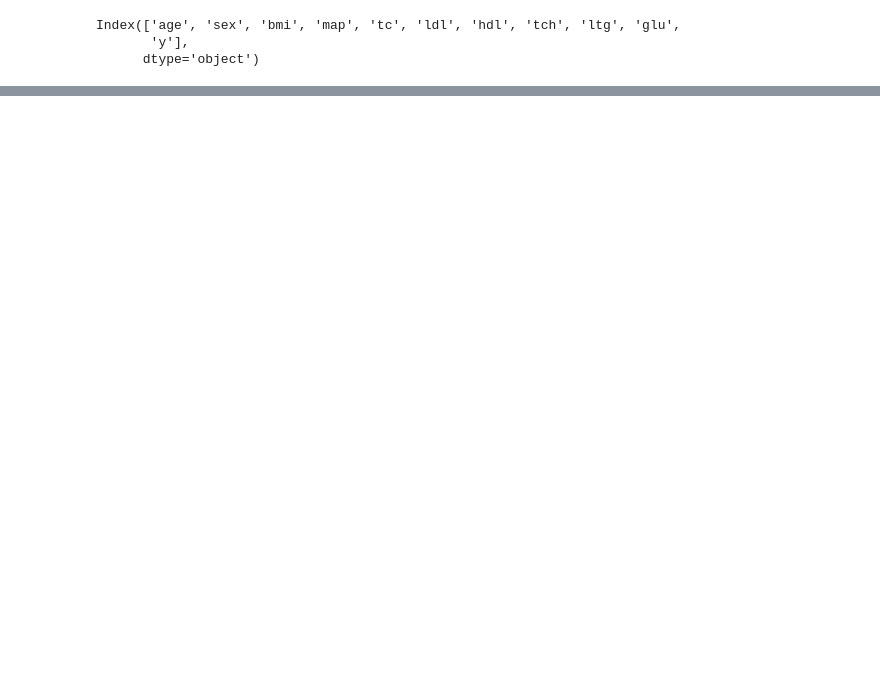
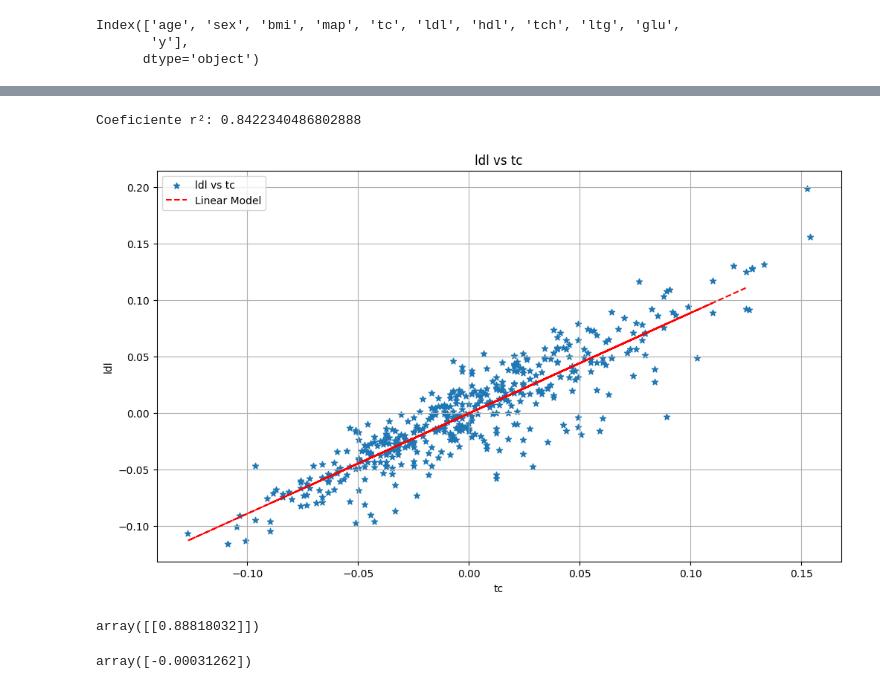
Before and after one commit to cantaruttim/Diabetes, a Jupyter notebook: Diabetes.ipynb, the cells around one changed output, grey strips where cells are left out. Saved outputs shown, nothing was run; the diff lists cells and outputs as text; code cells hidden in the pictures; blank space fills up the shorter version.

```diff
--- a/Diabetes.ipynb
+++ b/Diabetes.ipynb
@@ -469,0 +128,51 @@ visualizer.show()         ;
+# %%
+from sklearn.model_selection import train_test_split
+
+X = dataset.iloc[:, 4].values
+y = dataset.iloc[:, 5].values
+
+X_train, X_test, y_train, y_test = train_test_split(X, y, test_size = 0.2, random_state=42)
+
+# Reshaping data
+
+X_train = X_train.reshape(-1, 1)
+X_test = X_test.reshape(-1, 1)
+y_train = y_train.reshape(-1, 1)
+y_test = y_test.reshape(-1, 1)
+# %%
+from sklearn.linear_model import LinearRegression
+
+reg = LinearRegression().fit(X_train, y_train)
+pred = reg.predict(X_test)
+# %%
+from sklearn.metrics import r2_score
+r_squared = r2_score(y_test, pred)
+print(f'Coeficiente r²: {r_squared}', '\n')
+
+##### GRÁFICO #######
+### Vamos verificar a linearidade de ldl com tc
+
+f, ax = plt.subplots(figsize=(10, 6), layout='constrained')
+
+ax.scatter(X, y, marker = '*',
+           label = 'ldl vs tc')
+ax.plot(X_test, pred, 'r--', label = 'Linear Model')
+
+ax.set_xlabel('tc')
+ax.set_ylabel('ldl')
+ax.set_title("ldl vs tc")
+
+ax.grid(True)
+ax.legend();
+plt.show()
+# %% [output]
+Coeficiente r²: 0.8422340486802888
+[figure, added]
+# %%
+reg.coef_
+# %% [output]
+array([[0.88818032]])
+# %%
+reg.intercept_
+# %% [output]
+array([-0.00031262])
```
Also changed, not shown: parts of 61 cells of this notebook.
